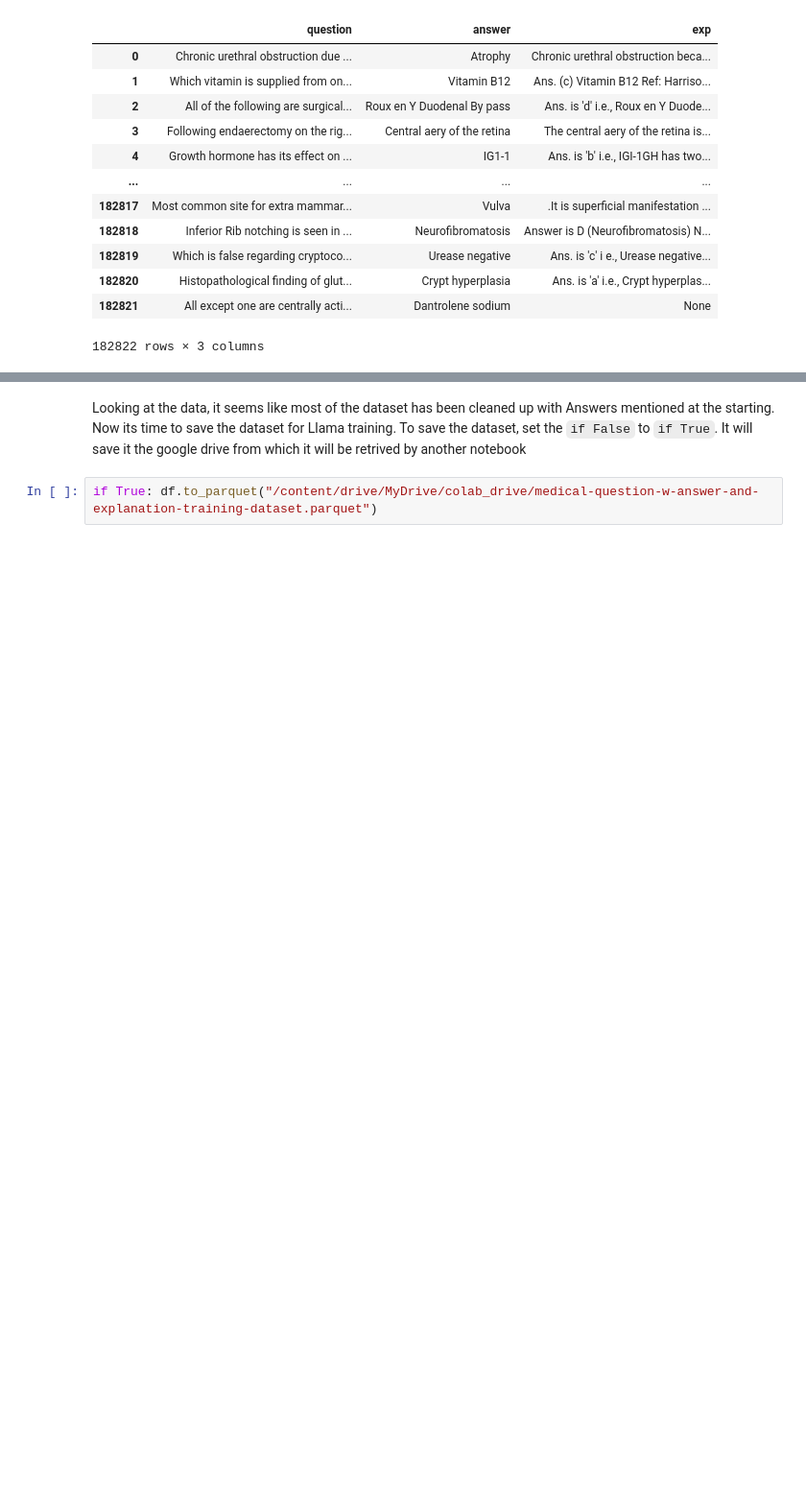
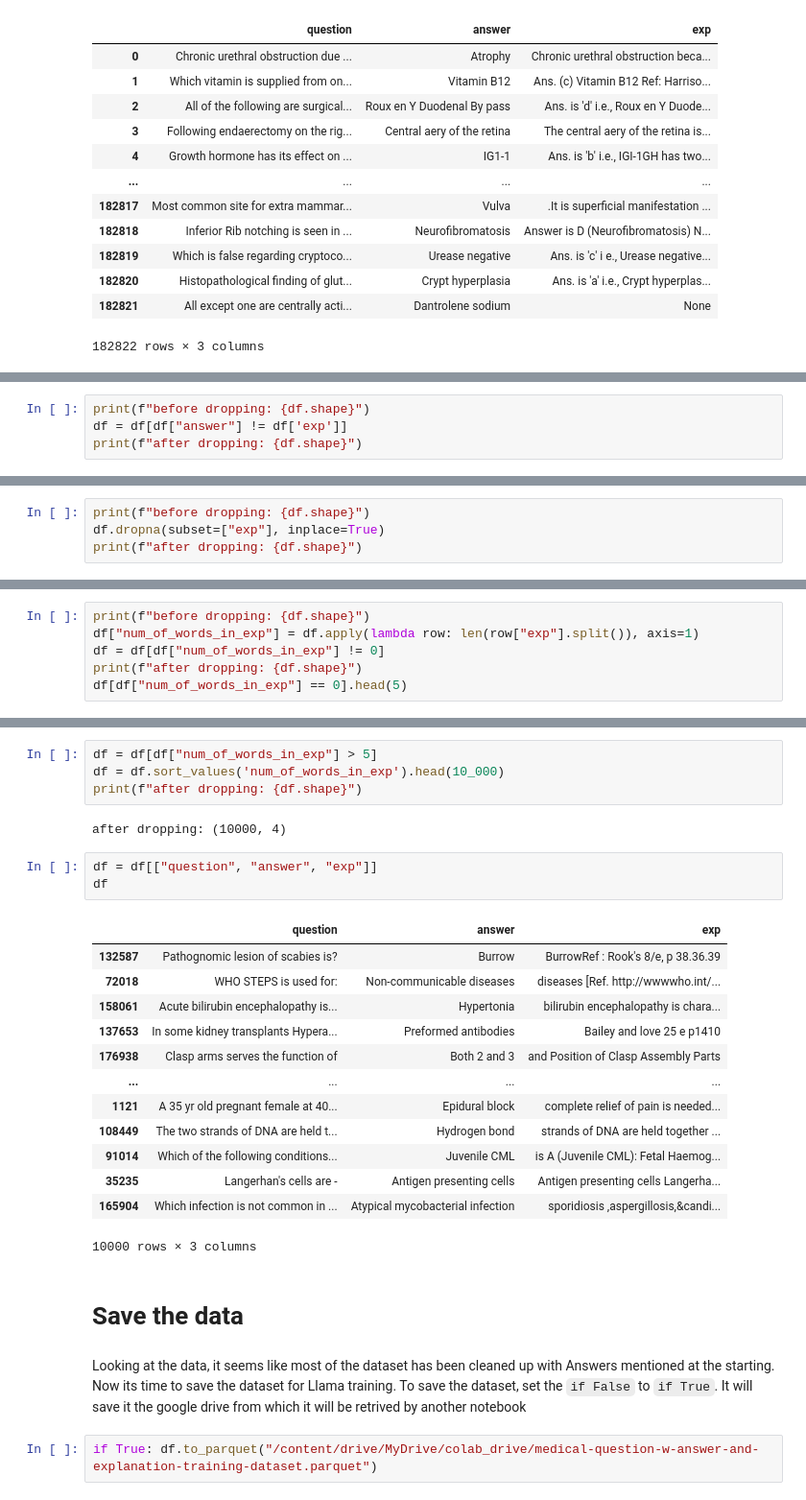
Before and after one commit to quazirab/fine-tuning-llama-3.1-on-medical-questionnaires, a Jupyter notebook: notebooks/data_prep_for_medical_question_training.ipynb, the cells around one changed output, grey strips where cells are left out. Shown: that part at 96% size. Cells and saved outputs as stored; diff of their text form; blank space fills up the shorter version.

```diff
--- a/notebooks/data_prep_for_medical_question_training.ipynb
+++ b/notebooks/data_prep_for_medical_question_training.ipynb
@@ -187,0 +181,4 @@ chronic smoker with painless gross hematuria should be suspected as having bladd
+# %%
+print(f"before dropping: {df.shape}")
+df = df[df["answer"] != df['exp']]
+print(f"after dropping: {df.shape}")
@@ -187,0 +188,4 @@ chronic smoker with painless gross hematuria should be suspected as having bladd
+# %%
+print(f"before dropping: {df.shape}")
+df.dropna(subset=["exp"], inplace=True)
+print(f"after dropping: {df.shape}")
@@ -187,0 +201,6 @@ chronic smoker with painless gross hematuria should be suspected as having bladd
+# %%
+print(f"before dropping: {df.shape}")
+df["num_of_words_in_exp"] = df.apply(lambda row: len(row["exp"].split()), axis=1)
+df = df[df["num_of_words_in_exp"] != 0]
+print(f"after dropping: {df.shape}")
+df[df["num_of_words_in_exp"] == 0].head(5)
@@ -188,3 +233,28 @@ chronic smoker with painless gross hematuria should be suspected as having bladd
+# %%
+df = df[df["num_of_words_in_exp"] > 5]
+df = df.sort_values('num_of_words_in_exp').head(10_000)
+print(f"after dropping: {df.shape}")
+# %% [output]
+after dropping: (10000, 4)
+# %%
+df = df[["question", "answer", "exp"]]
+df
+# %% [output]
+|  | question | answer | exp |
+| 132587 | Pathognomic lesion of scabies is? | Burrow | BurrowRef : Rook's 8/e, p 38.36.39 |
+| 72018 | WHO STEPS is used for: | Non-communicable diseases | diseases [Ref. http://wwwwho.int/... |
+| 158061 | Acute bilirubin encephalopathy is... | Hypertonia | bilirubin encephalopathy is chara... |
+| 137653 | In some kidney transplants Hypera... | Preformed antibodies | Bailey and love 25 e p1410 |
+| 176938 | Clasp arms serves the function of | Both 2 and 3 | and Position of Clasp Assembly Parts |
+| ... | ... | ... | ... |
+| 1121 | A 35 yr old pregnant female at 40... | Epidural block | complete relief of pain is needed... |
+| 108449 | The two strands of DNA are held t... | Hydrogen bond | strands of DNA are held together ... |
+| 91014 | Which of the following conditions... | Juvenile CML | is A (Juvenile CML): Fetal Haemog... |
+| 35235 | Langerhan's cells are - | Antigen presenting cells | Antigen presenting cells Langerha... |
+| 165904 | Which infection is not common in ... | Atypical mycobacterial infection | sporidiosis ,aspergillosis,&candi... |
+10000 rows × 3 columns
+# %% [markdown]
+# Save the data
 # %% [markdown]
 Looking at the data, it seems like most of the dataset has been cleaned up with Answers mentioned at the starting. Now its time to save the dataset for Llama training. To save the dataset, set the `if False` to `if True`. It will save it the google drive from which it will be retrived by another notebook
 # %%
```
Also changed, not shown: parts of 13 cells of this notebook.
